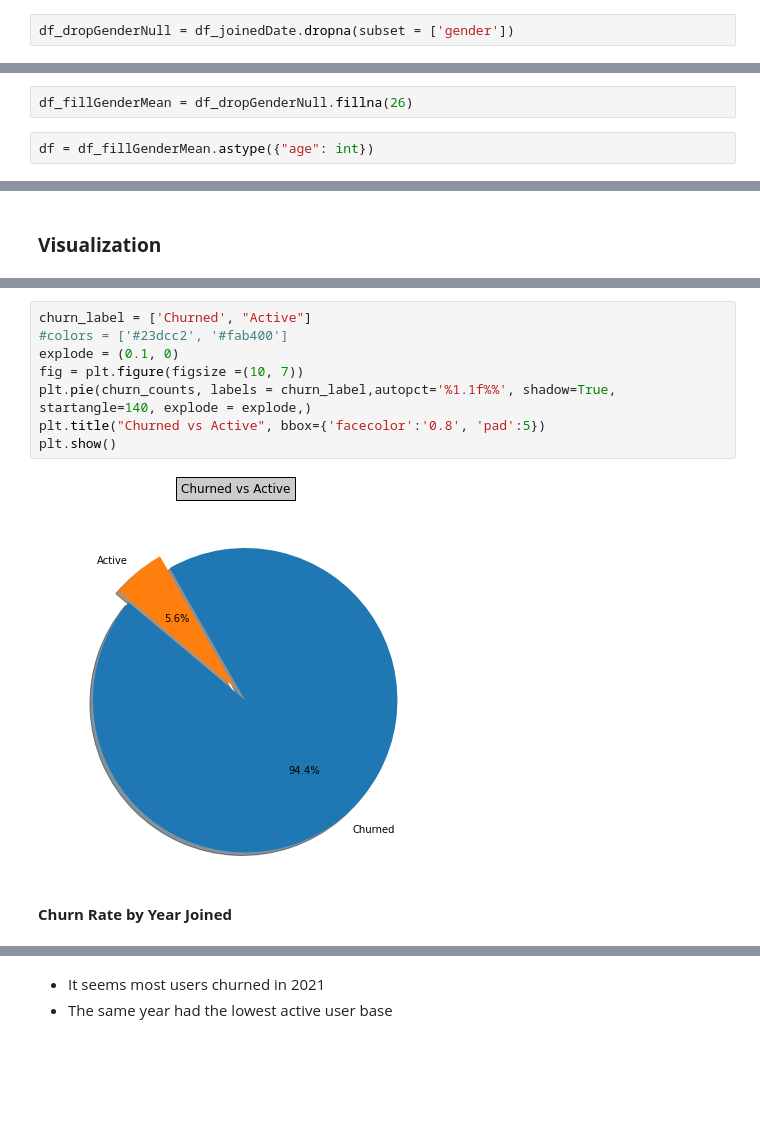
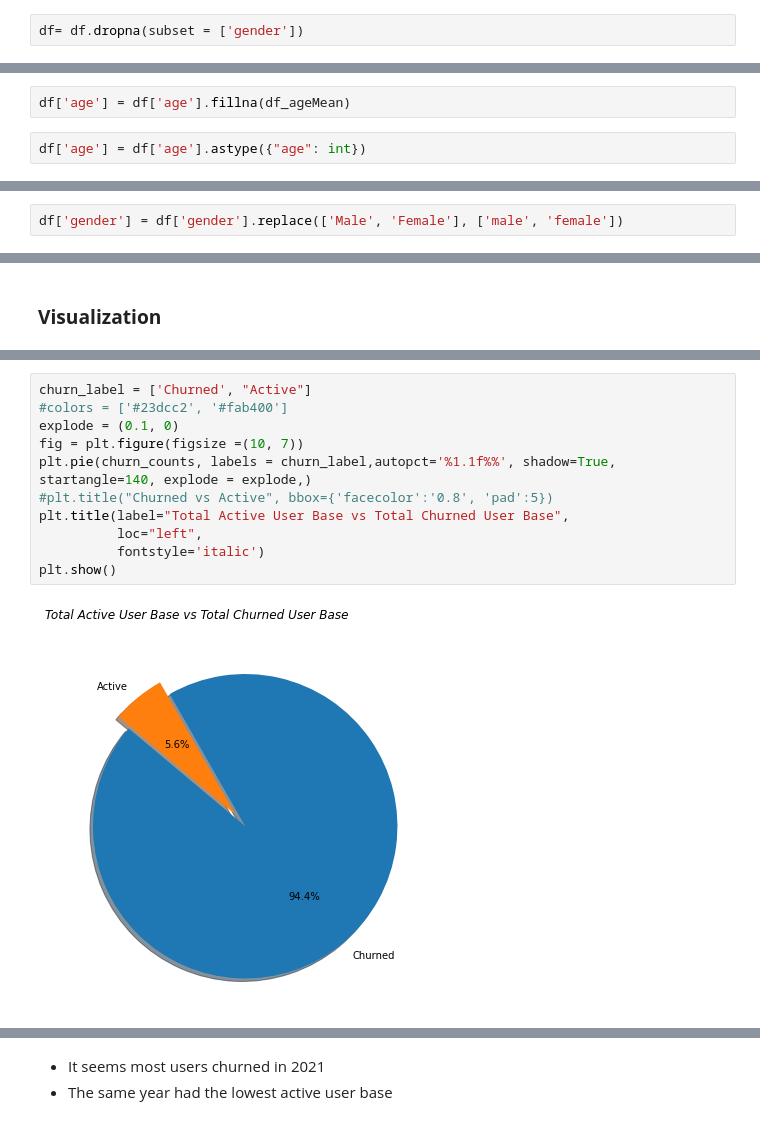
Before and after one commit to ronaldonyango/us-accidents-eda, a Jupyter notebook: churnAnalysis.ipynb, the cells around one changed output, grey strips where cells are left out. Saved outputs shown, nothing was run; the diff lists cells and outputs as text; blank space fills up the shorter version.

Commit message:
Add files via upload
Changed font, labelled different sections with markdowns

```diff
--- a/churnAnalysis.ipynb
+++ b/churnAnalysis.ipynb
@@ -97,3 +97,3 @@ df_joinedDate = df.dropna(subset = ['joined_date'])
 # %%
-df_dropGenderNull = df_joinedDate.dropna(subset = ['gender'])
+df= df.dropna(subset = ['gender'])
 # %%
@@ -118,9 +118,9 @@ df_ageMean
 # %% [markdown]
 <span style='font-family:"Roboto"'> **Replace and fill null values**
 # %%
-df_fillGenderMean = df_dropGenderNull.fillna(26)
+df['age'] = df['age'].fillna(df_ageMean)
 # %%
-df = df_fillGenderMean.astype({"age": int})
+df['age'] = df['age'].astype({"age": int})
 # %%
 df['gender'].value_counts()
 # %% [output]
@@ -144,0 +135,2 @@ Name: gender, dtype: int64
+# %%
+df['gender'] = df['gender'].replace(['Male', 'Female'], ['male', 'female'])
@@ -263,13 +275,14 @@ plt.show()
 # %%
 churn_label = ['Churned', "Active"]
 #colors = ['#23dcc2', '#fab400']
 explode = (0.1, 0)
 fig = plt.figure(figsize =(10, 7))
 plt.pie(churn_counts, labels = churn_label,autopct='%1.1f%%', shadow=True, startangle=140, explode = explode,)
-plt.title("Churned vs Active", bbox={'facecolor':'0.8', 'pad':5})
+#plt.title("Churned vs Active", bbox={'facecolor':'0.8', 'pad':5})
+plt.title(label="Total Active User Base vs Total Churned User Base",
+          loc="left",
+          fontstyle='italic')
 plt.show()
 # %% [output]
-[figure, old version]
+[figure, new version]
-# %% [markdown]
-<span style='font-family:"Roboto"'> **Churn Rate by Year Joined**
 # %%
```
Also changed, not shown: parts of 27 cells of this notebook.
